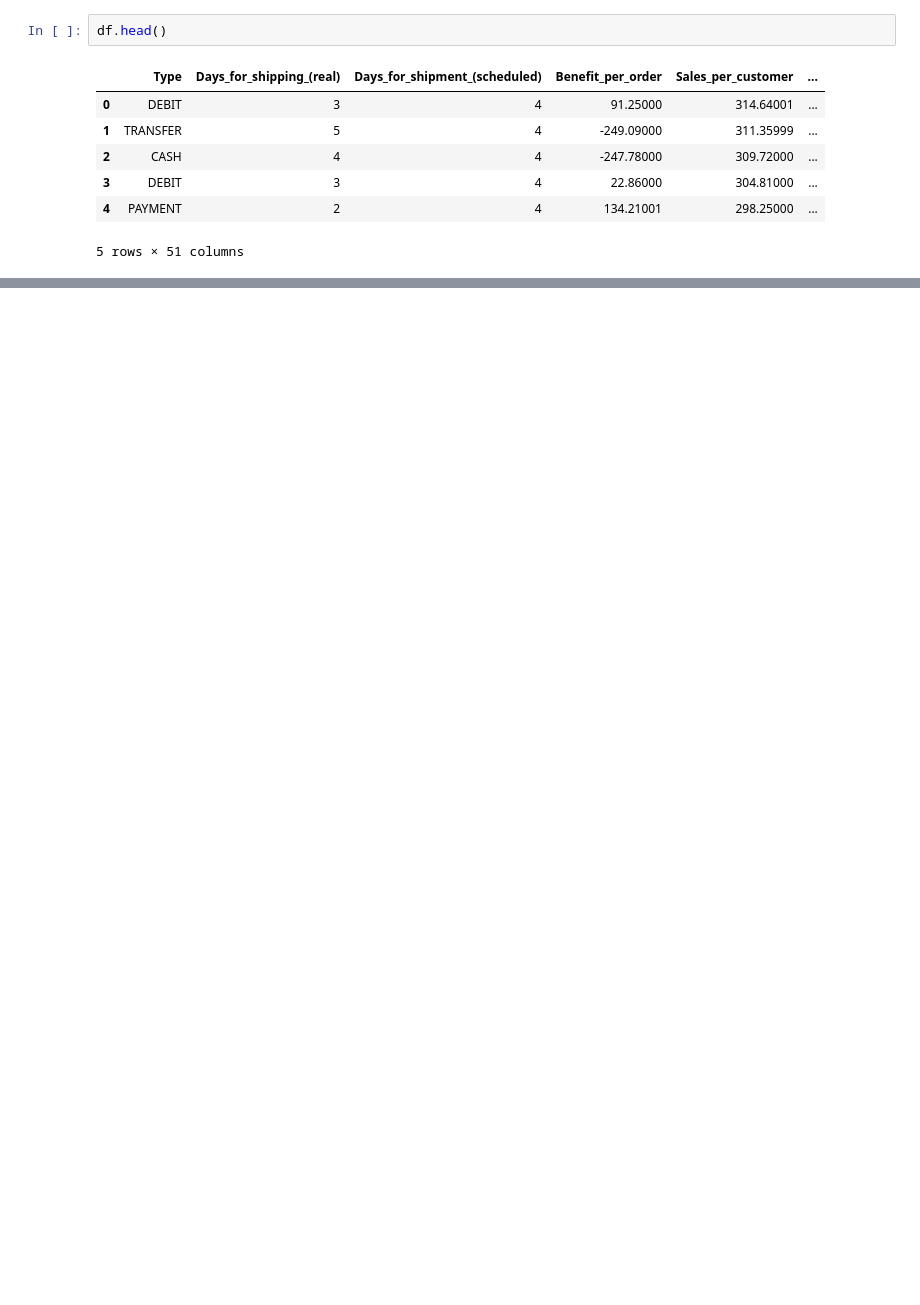
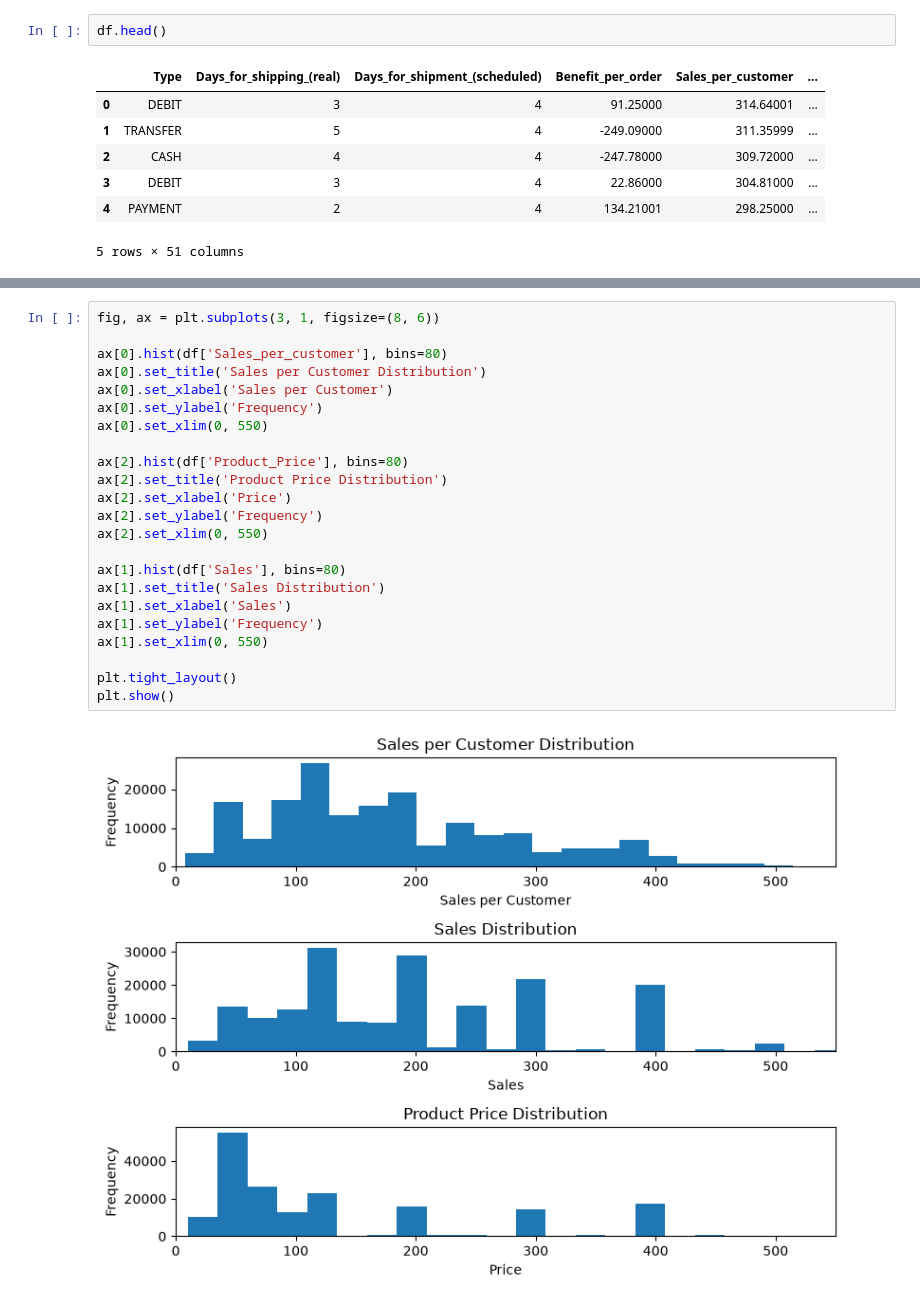
Before and after one commit to Mina-Makram-001/2B_Data_Science_Portfolio, a Jupyter notebook: 2_EDA.ipynb, the cells around one changed output, grey strips where cells are left out. Cells and saved outputs as stored; diff of their text form; blank space fills up the shorter version.

```diff
--- a/2_EDA.ipynb
+++ b/2_EDA.ipynb
@@ -20,0 +190,25 @@ df.head()
+# %%
+fig, ax = plt.subplots(3, 1, figsize=(8, 6))
+
+ax[0].hist(df['Sales_per_customer'], bins=80)
+ax[0].set_title('Sales per Customer Distribution')
+ax[0].set_xlabel('Sales per Customer')
+ax[0].set_ylabel('Frequency')
+ax[0].set_xlim(0, 550)
+
+ax[2].hist(df['Product_Price'], bins=80)
+ax[2].set_title('Product Price Distribution')
+ax[2].set_xlabel('Price')
+ax[2].set_ylabel('Frequency')
+ax[2].set_xlim(0, 550)
+
+ax[1].hist(df['Sales'], bins=80)
+ax[1].set_title('Sales Distribution')
+ax[1].set_xlabel('Sales')
+ax[1].set_ylabel('Frequency')
+ax[1].set_xlim(0, 550)
+
+plt.tight_layout()
+plt.show()
+# %% [output]
+[figure, added]
```
Also changed, not shown: parts of 16 cells of this notebook, 2 other files.
